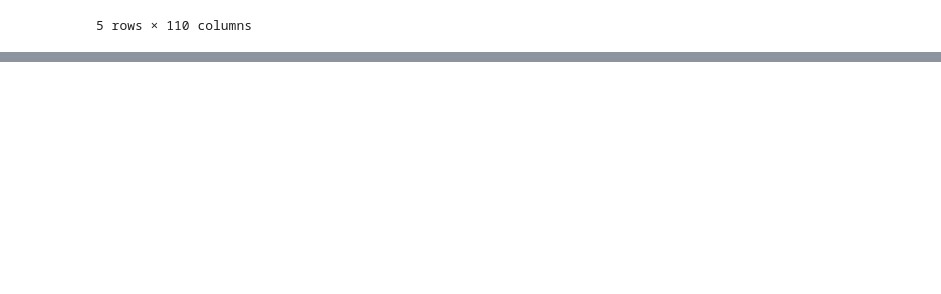
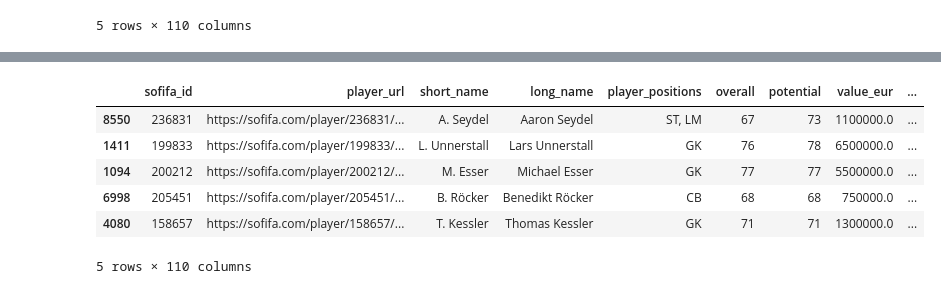
Before and after one commit to snehpatel-02/football_data_analysis, a Jupyter notebook: football_analysis.ipynb, the cells around one changed output, grey strips where cells are left out. Saved outputs shown, nothing was run; the diff lists cells and outputs as text; code cells hidden in the pictures; blank space fills up the shorter version.

```diff
--- a/football_analysis.ipynb
+++ b/football_analysis.ipynb
@@ -19,0 +163,10 @@ fifa.head()
+# %%
+Germany.sort_values(by=['height_cm'],ascending=False).head()
+# %% [output]
+|  | sofifa_id | player_url | short_name | long_name | player_positions | overall | potential | value_eur | ... |
+| 8550 | 236831 | https://sofifa.com/player/236831/... | A. Seydel | Aaron Seydel | ST, LM | 67 | 73 | 1100000.0 | ... |
+| 1411 | 199833 | https://sofifa.com/player/199833/... | L. Unnerstall | Lars Unnerstall | GK | 76 | 78 | 6500000.0 | ... |
+| 1094 | 200212 | https://sofifa.com/player/200212/... | M. Esser | Michael Esser | GK | 77 | 77 | 5500000.0 | ... |
+| 6998 | 205451 | https://sofifa.com/player/205451/... | B. Röcker | Benedikt Röcker | CB | 68 | 68 | 750000.0 | ... |
+| 4080 | 158657 | https://sofifa.com/player/158657/... | T. Kessler | Thomas Kessler | GK | 71 | 71 | 1300000.0 | ... |
+5 rows × 110 columns
```
Also changed, not shown: parts of 24 cells of this notebook.
